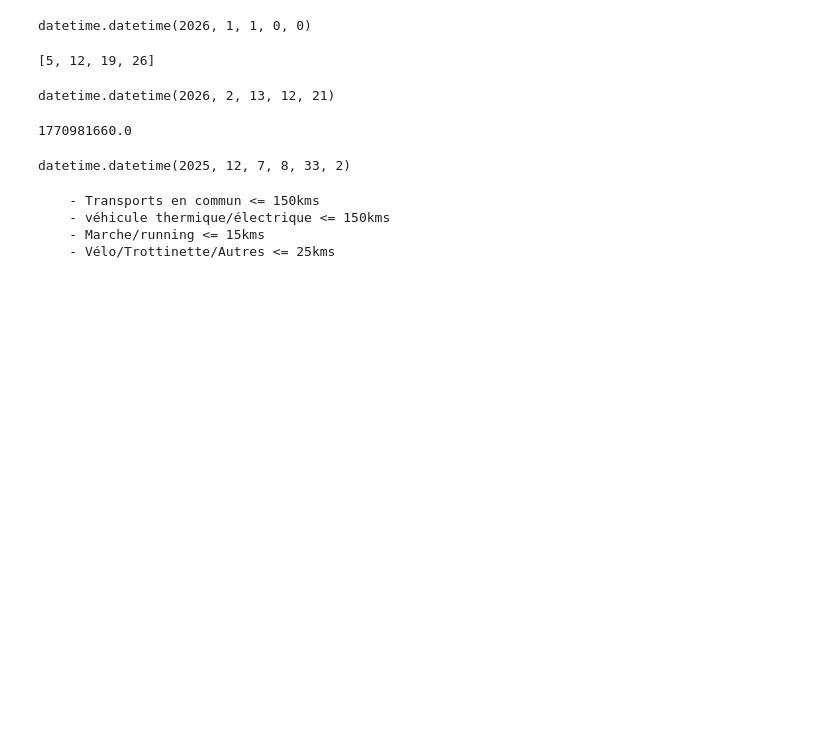
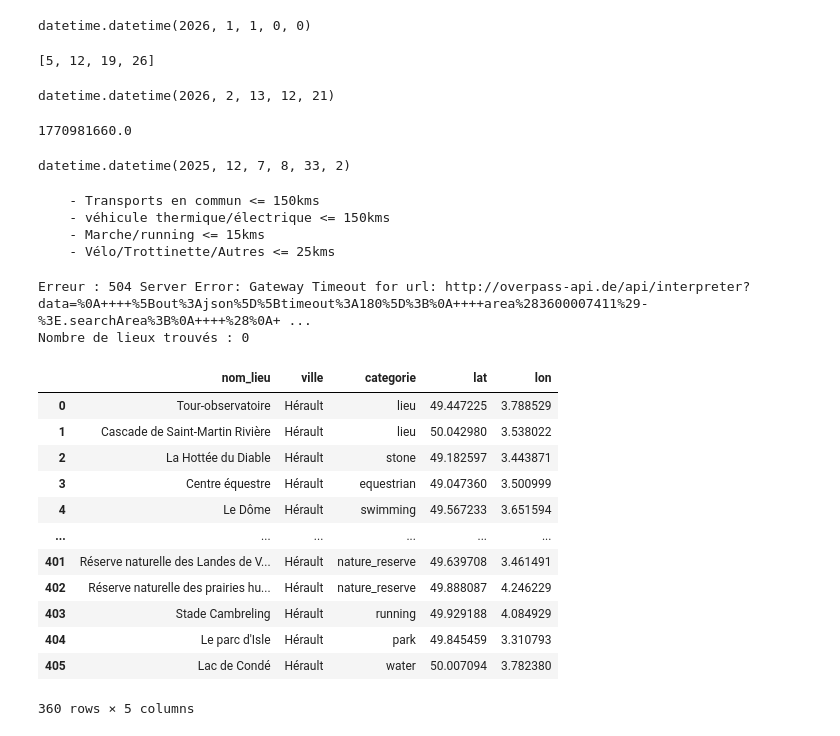
Before and after one commit to day811/OCDE-P12, a Jupyter notebook: notebooks/explore.ipynb, the cells around one changed output. Cells and saved outputs as stored; diff of their text form; code cells hidden in the pictures; blank space fills up the shorter version.

```diff
--- a/notebooks/explore.ipynb
+++ b/notebooks/explore.ipynb
@@ -438,3 +438,77 @@ print(a)
     - véhicule thermique/électrique <= 150kms
     - Marche/running <= 15kms
     - Vélo/Trottinette/Autres <= 25kms
+# %%
+import requests
+import pandas as pd
+
+def download_herault_spots_full():
+    overpass_url = "http://overpass-api.de/api/interpreter"
+
+    # On cherche (node, way, relation) avec nwr
+    # On cible plus large : sport, loisirs, parcs, plages, sommets
+    overpass_query = """
+    [out:json][timeout:180];
+    area(3600007411)->.searchArea;
+    (
+      nwr["sport"](area.searchArea);
+      nwr["leisure"~"park|pitch|garden|beach_resort|nature_reserve|marina"](area.searchArea);
+      nwr["tourism"~"viewpoint|picnic_site"](area.searchArea);
+      nwr["natural"~"peak|beach|water"](area.searchArea);
+    );
+    out center;
+    """
+
+    try:
+        response = requests.get(overpass_url, params={'data': overpass_query}, timeout=200)
+        response.raise_for_status()
+        data = response.json()
+
+        spots = []
+        for element in data.get('elements', []):
+            tags = element.get('tags', {})
+            name = tags.get('name')
+
+            if name:
+                # Pour les surfaces (way/rel), les coordonnées sont dans 'center'
+                lat = element.get('lat') or element.get('center', {}).get('lat')
+                lon = element.get('lon') or element.get('center', {}).get('lon')
+
+                spots.append({
+                    'nom_lieu': name,
+                    'ville': tags.get('addr:city') or tags.get('is_in:city') or "Hérault",
+                    'categorie': tags.get('sport') or tags.get('leisure') or tags.get('natural') or 'lieu',
+                    'lat': lat,
+                    'lon': lon
+                })
+
+        return pd.DataFrame(spots)
+    except Exception as e:
+        print(f"Erreur : {e}")
+        return pd.DataFrame()
+
+df_complet = download_herault_spots_full()
+# Nettoyage : on enlève les doublons de noms
+df_complet = df_complet.drop_duplicates(subset=['nom_lieu'])
+
+print(f"Nombre de lieux trouvés : {len(df_complet)}")
+df_complet.to_csv("referentiel_lieux_herault.csv", index=False)
+# %% [output]
+Erreur : 504 Server Error: Gateway Timeout for url: http://overpass-api.de/api/interpreter?data=%0A++++%5Bout%3Ajson%5D%5Btimeout%3A180%5D%3B%0A++++area%283600007411%29-%3E.searchArea%3B%0A++++%28%0A+ ...
+Nombre de lieux trouvés : 0
+# %%
+df_complet
+# %% [output]
+|  | nom_lieu | ville | categorie | lat | lon |
+| 0 | Tour-observatoire | Hérault | lieu | 49.447225 | 3.788529 |
+| 1 | Cascade de Saint-Martin Rivière | Hérault | lieu | 50.042980 | 3.538022 |
+| 2 | La Hottée du Diable | Hérault | stone | 49.182597 | 3.443871 |
+| 3 | Centre équestre | Hérault | equestrian | 49.047360 | 3.500999 |
+| 4 | Le Dôme | Hérault | swimming | 49.567233 | 3.651594 |
+| ... | ... | ... | ... | ... | ... |
+| 401 | Réserve naturelle des Landes de V... | Hérault | nature_reserve | 49.639708 | 3.461491 |
+| 402 | Réserve naturelle des prairies hu... | Hérault | nature_reserve | 49.888087 | 4.246229 |
+| 403 | Stade Cambreling | Hérault | running | 49.929188 | 4.084929 |
+| 404 | Le parc d'Isle | Hérault | park | 49.845459 | 3.310793 |
+| 405 | Lac de Condé | Hérault | water | 50.007094 | 3.782380 |
+360 rows × 5 columns
```
Also changed, not shown: parts of 1 cell of this notebook.
